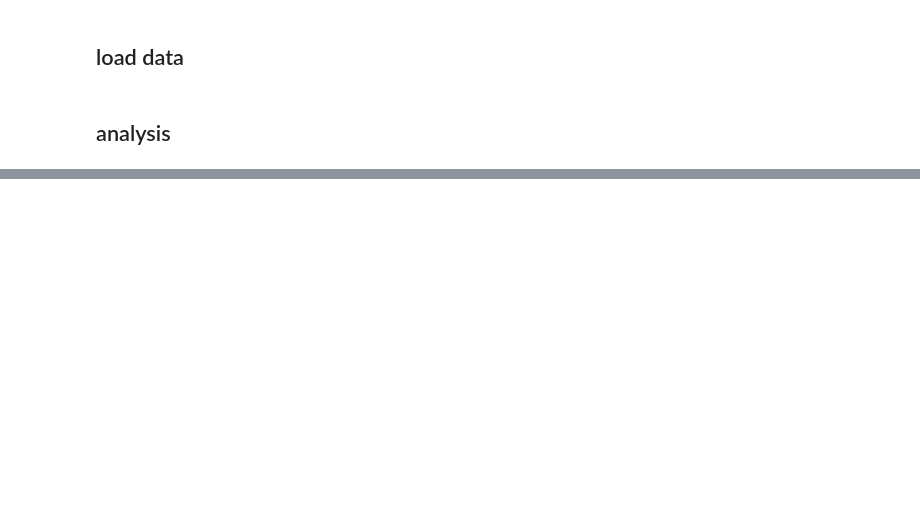
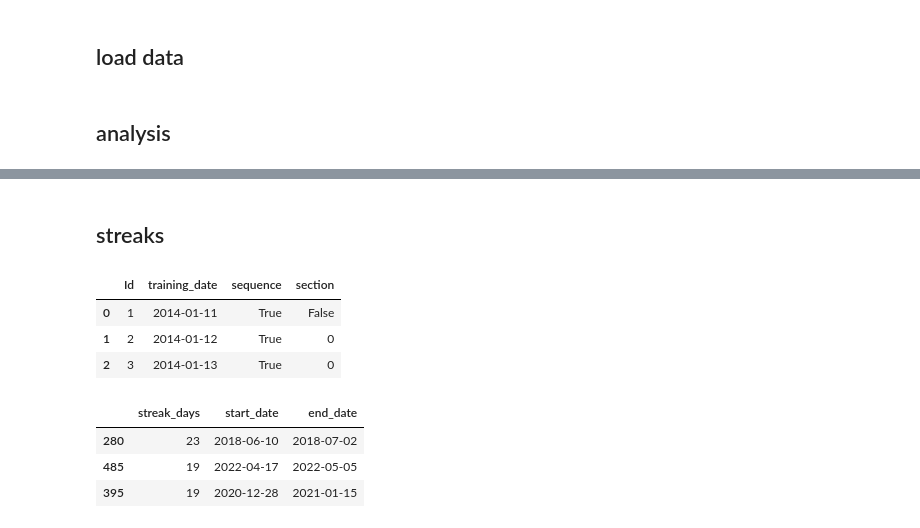
Before and after one commit to smeisegeier/kettler-training-data, a Jupyter notebook: src/python/kettler_1_analysis.ipynb, the cells around one changed output, grey strips where cells are left out. Cells and saved outputs as stored; diff of their text form; code cells hidden in the pictures; blank space fills up the shorter version.

```diff
--- a/src/python/kettler_1_analysis.ipynb
+++ b/src/python/kettler_1_analysis.ipynb
@@ -160,0 +181,48 @@ TOP 10 streak days
+# %% [markdown]
+## streaks
+# %%
+#
+# * copy table, must be sorted by TrainingDateTime
+_df = (
+    df_training.sort_values("TrainingDateTime")
+    .reset_index()
+    [["Id", "training_date"]]
+    .copy()
+)
+
+# * add bool for "is a sequence", check if delta to previous training is 1
+_df['sequence'] = (_df['training_date'] - _df.shift(1)['training_date']).dt.days.astype('Int16').fillna(1) == 1
+# _df['no_interruption_days'] = (_df['training_date'] - _df['training_date'].shift(1)).dt.days.fillna(1).ne(1).cumsum()
+
+# * add section number. cumsum increases on a certain condition (when sequence is False, streak has ended)
+_df['section'] = (~_df.sequence).cumsum()
+
+# * fix edge case: very first section has no predessesor and belongs to first streak
+_df.loc[1, 'section'] = 0
+
+display(_df[:3])
+
+# * calculate streak
+df_training_streak=(_df.groupby(
+    'section',
+    as_index=False,     # only relevant for series output
+    observed=False,     # speeds up processing for large data
+    )
+    .agg({
+        'section':'count',
+        'training_date':['min','max'],
+        })
+    .droplevel(axis=1, level=0)
+    .rename(columns={'count':'streak_days', 'min':'start_date', 'max':'end_date'})
+    .sort_values(by='streak_days', ascending=False)
+    )
+df_training_streak[:3]
+# %% [output]
+|  | Id | training_date | sequence | section |
+| 0 | 1 | 2014-01-11 | True | False |
+| 1 | 2 | 2014-01-12 | True | 0 |
+| 2 | 3 | 2014-01-13 | True | 0 |
+|  | streak_days | start_date | end_date |
+| 280 | 23 | 2018-06-10 | 2018-07-02 |
+| 485 | 19 | 2022-04-17 | 2022-05-05 |
+| 395 | 19 | 2020-12-28 | 2021-01-15 |
```
Also changed, not shown: parts of 9 cells of this notebook, 5 other files.
